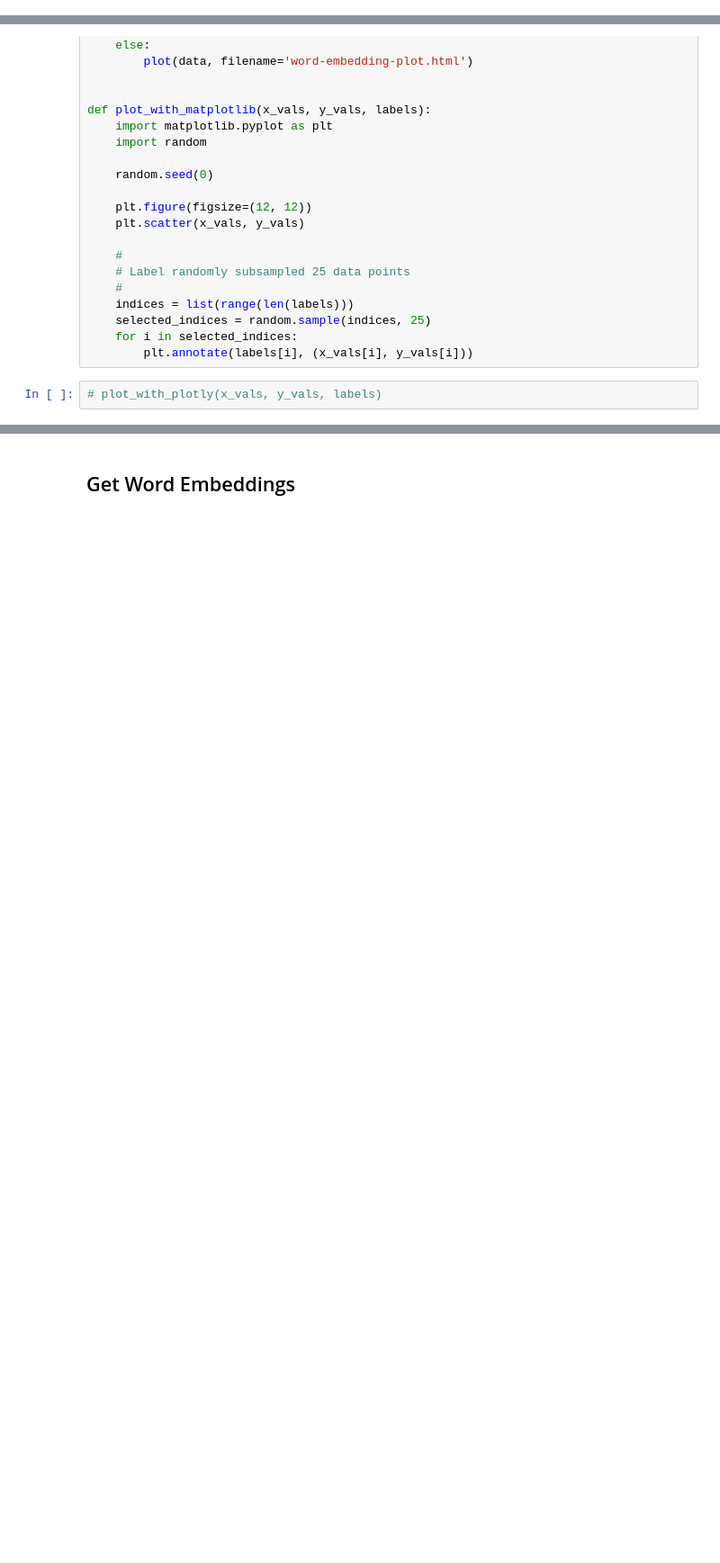
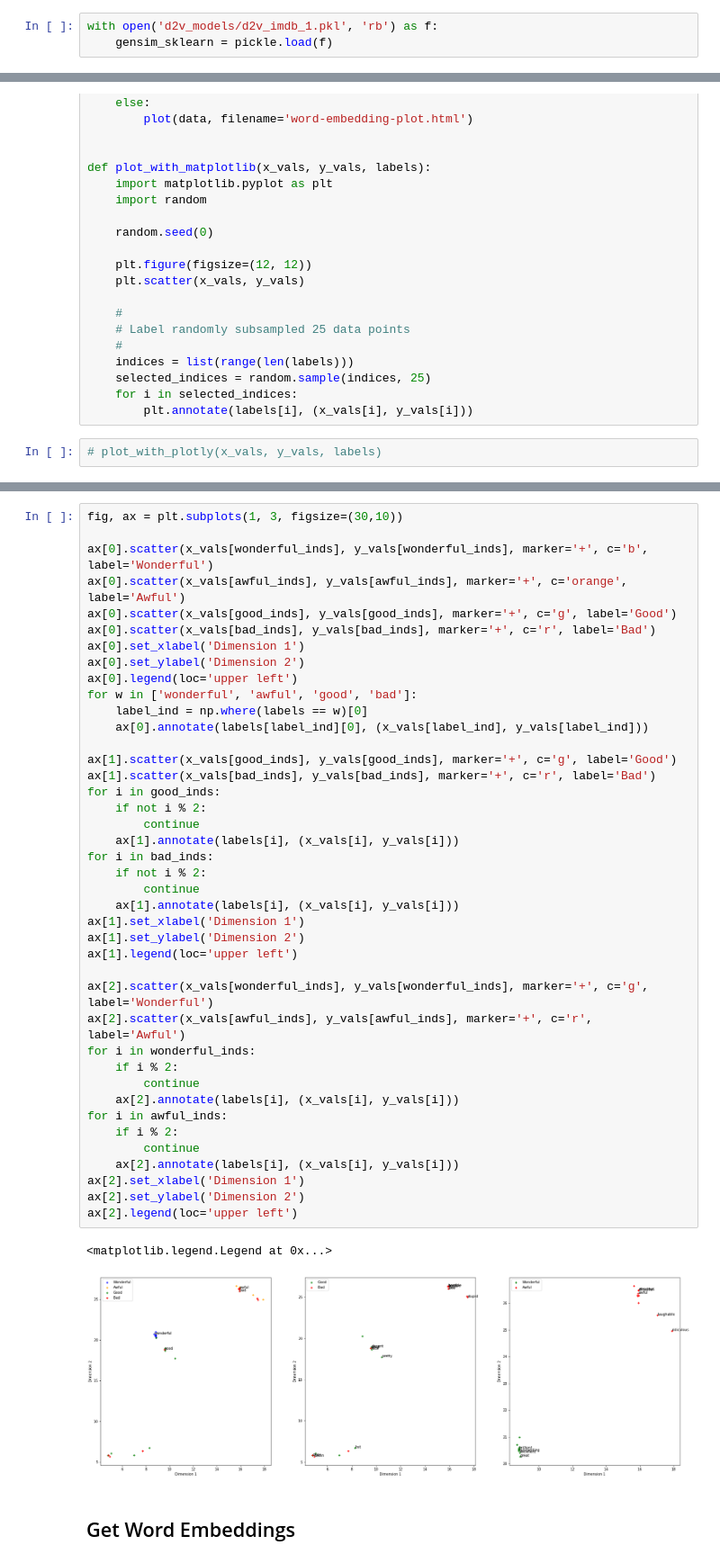
Before and after one commit to thatscotdatasci/MLMI13, a Jupyter notebook: run_doc2vec.ipynb, the cells around one changed output, grey strips where cells are left out. Shown at 90% size. Drawn from its saved outputs; the diff is of its cells as text; blank space fills up the shorter version.

```diff
--- a/run_doc2vec.ipynb
+++ b/run_doc2vec.ipynb
@@ -105,3 +123,6 @@ y_train
+# %%
+with open('d2v_models/d2v_imdb_1.pkl', 'rb') as f:
+    gensim_sklearn = pickle.load(f)
 # %% [markdown]
 # Sklearn Pipeline with Gensim
 # %%
@@ -308,2 +460,46 @@ plot_with_matplotlib(x_vals, y_vals, labels)
+# %%
+fig, ax = plt.subplots(1, 3, figsize=(30,10))
+
+ax[0].scatter(x_vals[wonderful_inds], y_vals[wonderful_inds], marker='+', c='b', label='Wonderful')
+ax[0].scatter(x_vals[awful_inds], y_vals[awful_inds], marker='+', c='orange', label='Awful')
+ax[0].scatter(x_vals[good_inds], y_vals[good_inds], marker='+', c='g', label='Good')
+ax[0].scatter(x_vals[bad_inds], y_vals[bad_inds], marker='+', c='r', label='Bad')
+ax[0].set_xlabel('Dimension 1')
+ax[0].set_ylabel('Dimension 2')
+ax[0].legend(loc='upper left')
+for w in ['wonderful', 'awful', 'good', 'bad']:
+    label_ind = np.where(labels == w)[0]
+    ax[0].annotate(labels[label_ind][0], (x_vals[label_ind], y_vals[label_ind]))
+
+ax[1].scatter(x_vals[good_inds], y_vals[good_inds], marker='+', c='g', label='Good')
+ax[1].scatter(x_vals[bad_inds], y_vals[bad_inds], marker='+', c='r', label='Bad')
+for i in good_inds:
+    if not i % 2:
+        continue
+    ax[1].annotate(labels[i], (x_vals[i], y_vals[i]))
+for i in bad_inds:
+    if not i % 2:
+        continue
+    ax[1].annotate(labels[i], (x_vals[i], y_vals[i]))
+ax[1].set_xlabel('Dimension 1')
+ax[1].set_ylabel('Dimension 2')
+ax[1].legend(loc='upper left')
+
+ax[2].scatter(x_vals[wonderful_inds], y_vals[wonderful_inds], marker='+', c='g', label='Wonderful')
+ax[2].scatter(x_vals[awful_inds], y_vals[awful_inds], marker='+', c='r', label='Awful')
+for i in wonderful_inds:
+    if i % 2:
+        continue
+    ax[2].annotate(labels[i], (x_vals[i], y_vals[i]))
+for i in awful_inds:
+    if i % 2:
+        continue
+    ax[2].annotate(labels[i], (x_vals[i], y_vals[i]))
+ax[2].set_xlabel('Dimension 1')
+ax[2].set_ylabel('Dimension 2')
+ax[2].legend(loc='upper left')
+# %% [output]
+<matplotlib.legend.Legend at 0x...>
+[figure, added]
 # %% [markdown]
 ## Get Word Embeddings
```
Also changed, not shown: parts of 69 cells of this notebook.
